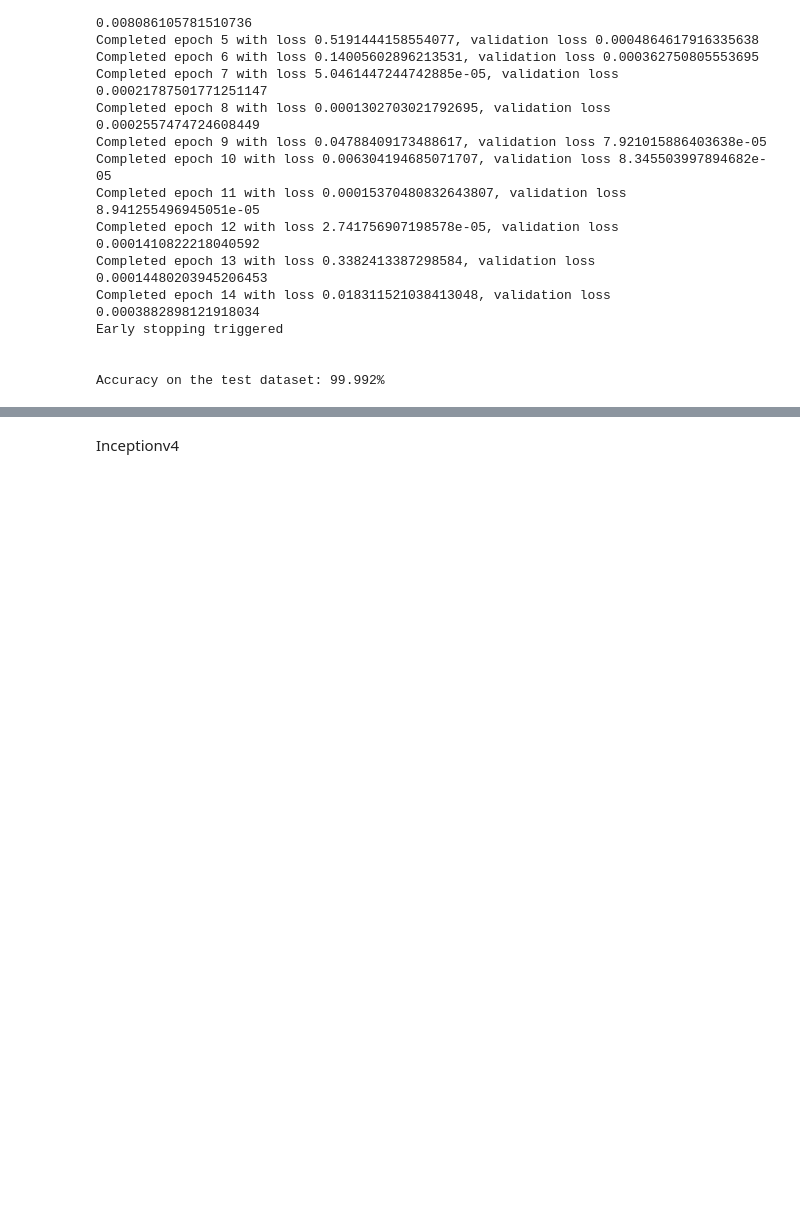
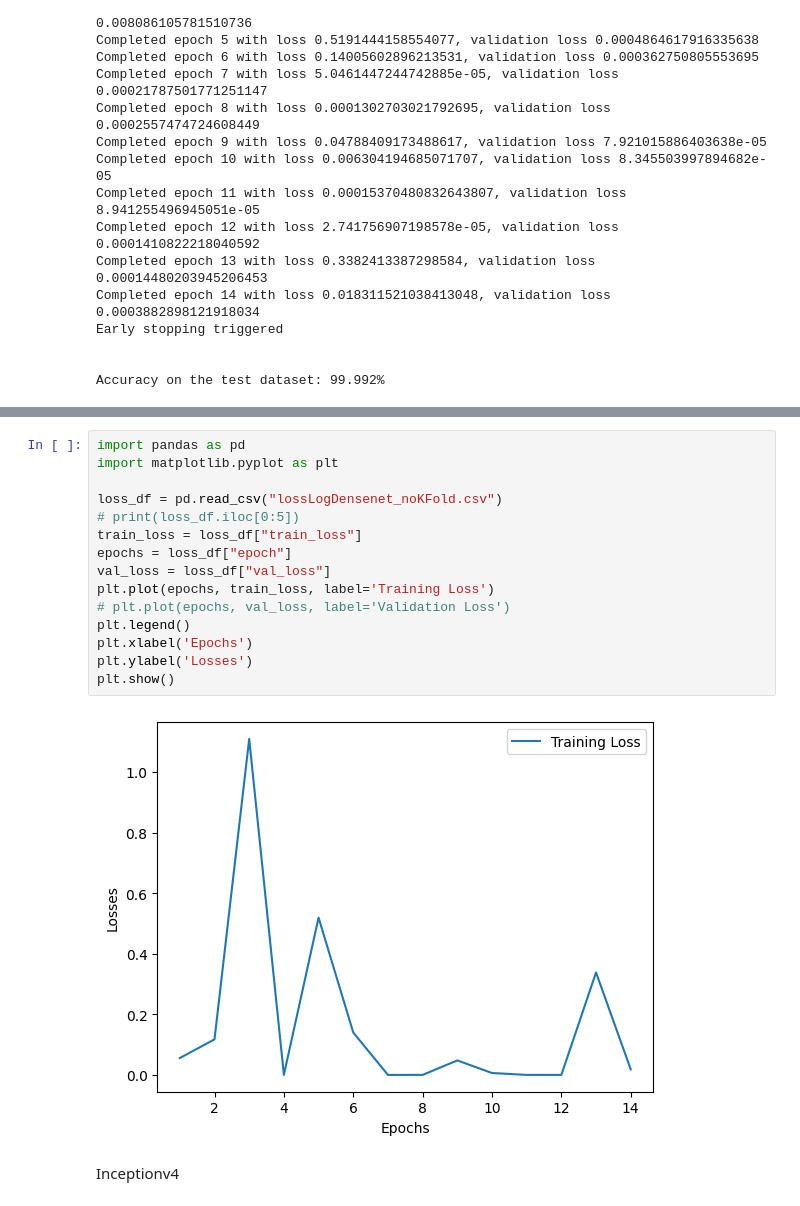
Before and after one commit to AdityaHegde712/Dementia-Detection-And-Classification, a Jupyter notebook: Image Processing v2/model_exploration.ipynb, the cells around one changed output, grey strips where cells are left out. Cells and saved outputs as stored; diff of their text form; blank space fills up the shorter version.

```diff
--- a/Image Processing v2/model_exploration.ipynb
+++ b/Image Processing v2/model_exploration.ipynb
@@ -508,3 +513,20 @@ plt.show()
+# %%
+import pandas as pd
+import matplotlib.pyplot as plt
+
+loss_df = pd.read_csv("lossLogDensenet_noKFold.csv")
+# print(loss_df.iloc[0:5])
+train_loss = loss_df["train_loss"]
+epochs = loss_df["epoch"]
+val_loss = loss_df["val_loss"]
+plt.plot(epochs, train_loss, label='Training Loss')
+# plt.plot(epochs, val_loss, label='Validation Loss')
+plt.legend()
+plt.xlabel('Epochs')
+plt.ylabel('Losses')
+plt.show()
+# %% [output]
+[figure, added]
 # %% [markdown]
 Inceptionv4
 # %%
```
Also changed, not shown: parts of 1 cell of this notebook, 5 other files.
